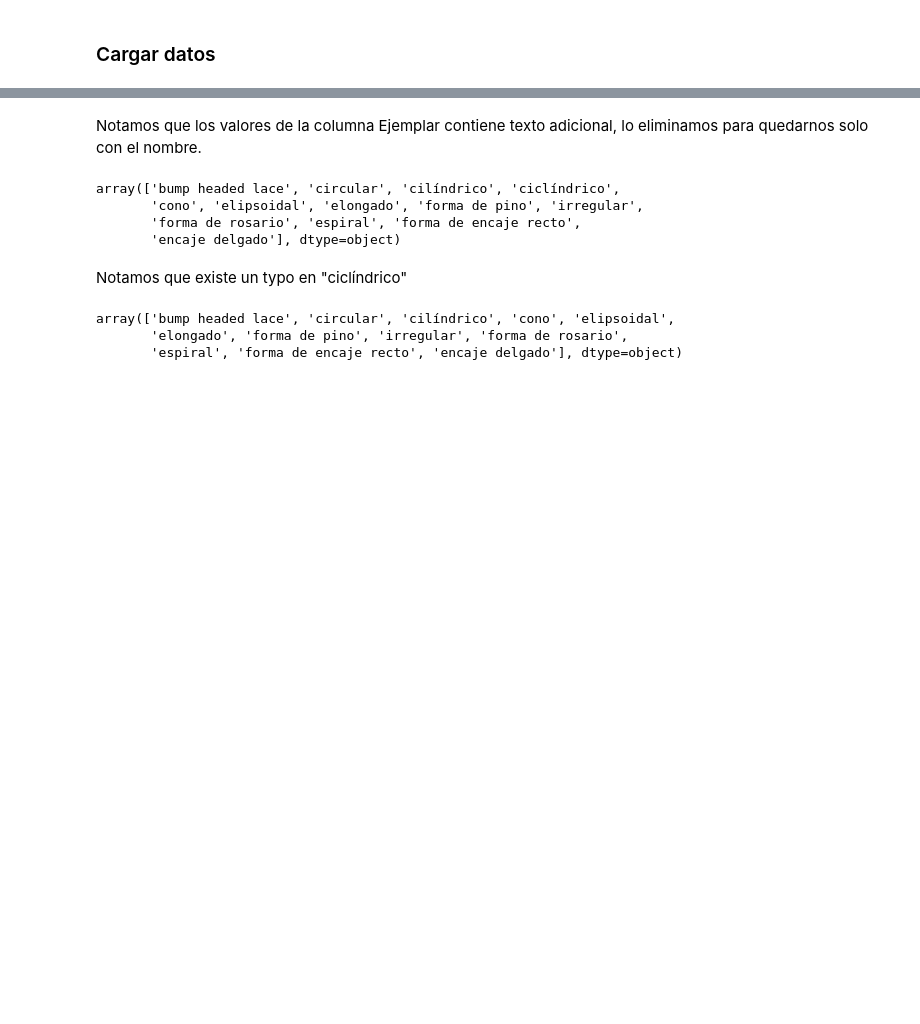
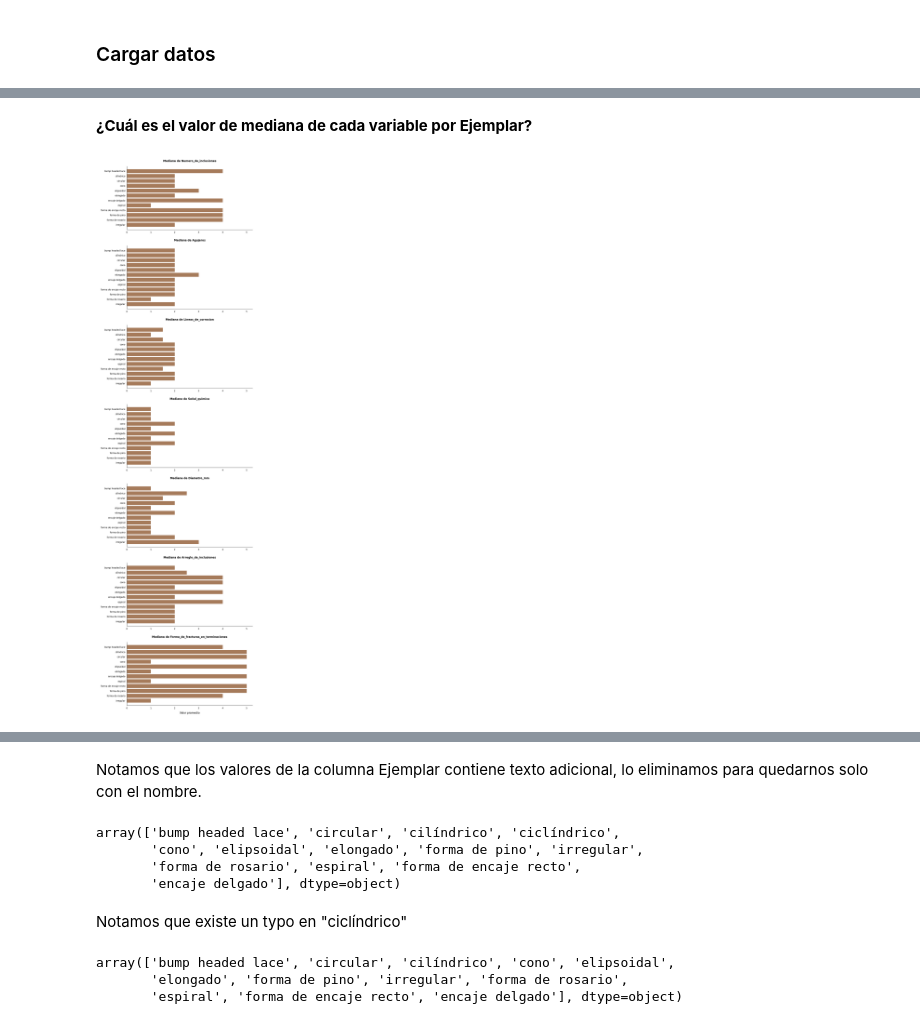
Before and after one commit to jmartingv/coprolite-analysis, a Jupyter notebook: eda/eda.ipynb, the cells around one changed output, grey strips where cells are left out. Saved outputs shown, nothing was run; the diff lists cells and outputs as text; code cells hidden in the pictures; blank space fills up the shorter version.

```diff
--- a/eda/eda.ipynb
+++ b/eda/eda.ipynb
@@ -44,0 +75,45 @@ df.head()
+# %% [markdown]
+**¿Cuál es el valor de mediana de cada variable por Ejemplar?**
+# %%
+# Group by 'Ejemplar' and calculate the mean for each group
+grouped_data = df.groupby('Ejemplar').median()
+
+# Sort DataFrame by Ejemplar names
+grouped_data_sort = grouped_data.sort_values(by='Ejemplar', ascending=False)
+
+# Create subplots
+num_vars = len(grouped_data_sort.columns)
+
+# Create subplots
+fig, axes = plt.subplots(num_vars, 1, figsize=(10, num_vars * 5), sharex=True)
+
+# Plot each variable as a horizontal bar chart with sorted values
+for i, column in enumerate(grouped_data_sort.columns):
+    #sorted_data = grouped_data[column].sort_values(ascending=True)
+    bars = axes[i].barh(grouped_data_sort[column].index, grouped_data_sort[column], color='#A67B5B')
+    axes[i].set_title(f"Mediana de {column}", pad=20, fontweight='bold')
+    axes[i].set_xlabel(' ')
+    axes[i].set_ylabel(' ')
+
+    # Add text labels on bars
+    #for bar in bars:
+    #    width = bar.get_width()
+    #    axes[i].text(width + 0.05, bar.get_y() + bar.get_height() / 2, f'{width:.1f}',
+    #                 va='center', ha='left', color='black')
+
+    # Desactivar las marcas en el eje x de la subgráfica inferior
+    axes[i].tick_params(axis='x', which='both', bottom=False, top=False, labelbottom=True)
+    # Desactivar las marcas en el eje y de la subgráfica inferior
+    axes[i].tick_params(axis='y', which='both', left=False)
+
+    # Mantener solo el borde izquierdo y inferior de la subgráfica inferior
+    axes[i].spines['left'].set_visible(True)
+    axes[i].spines['bottom'].set_visible(True)
+    axes[i].spines['top'].set_visible(False)
+    axes[i].spines['right'].set_visible(False)
+
+axes[i].set_xlabel('Valor promedio', labelpad=10, fontsize=12)
+plt.tight_layout()
+plt.show()
+# %% [output]
+[figure, added]
```
Also changed, not shown: parts of 20 cells of this notebook.
